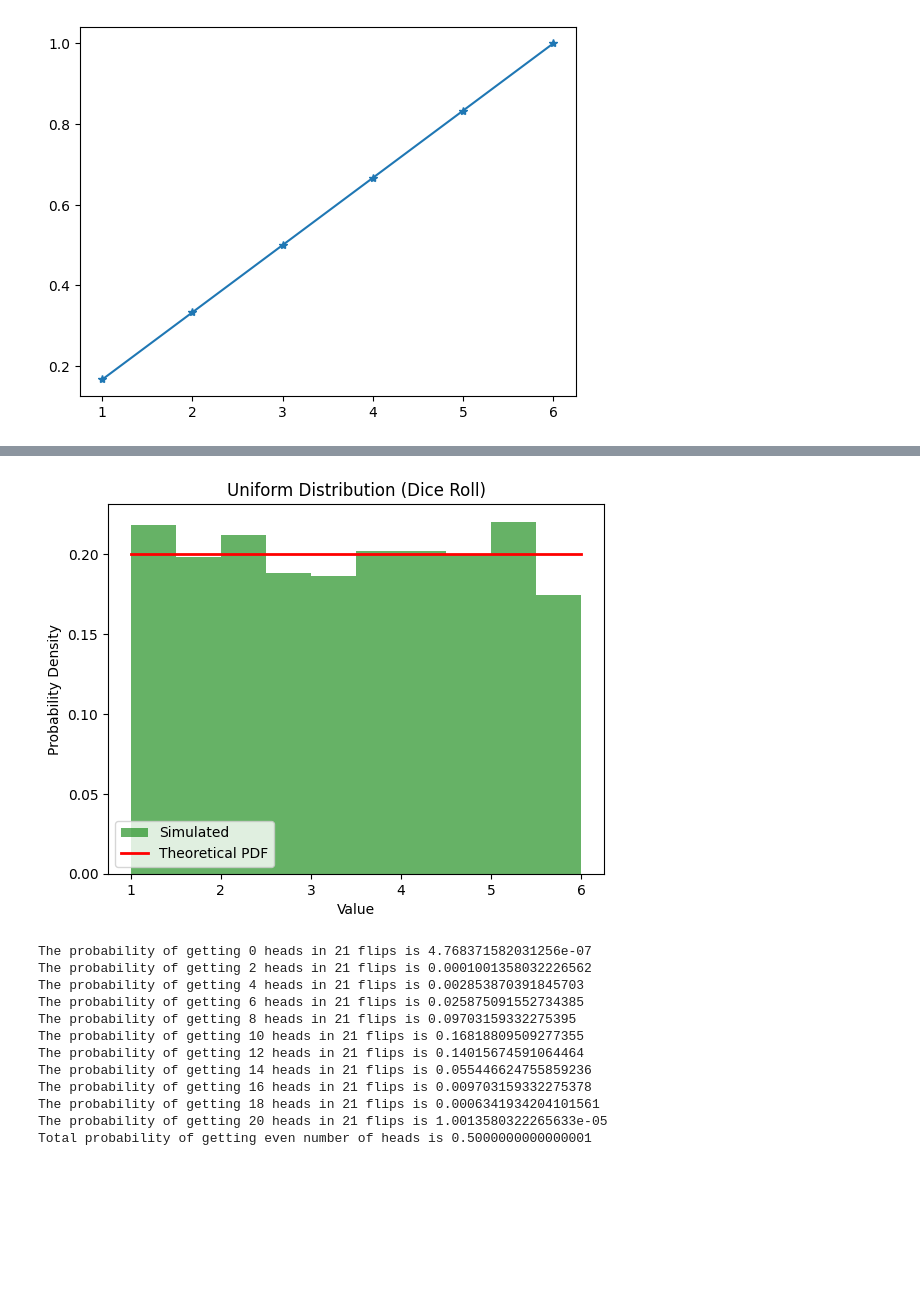
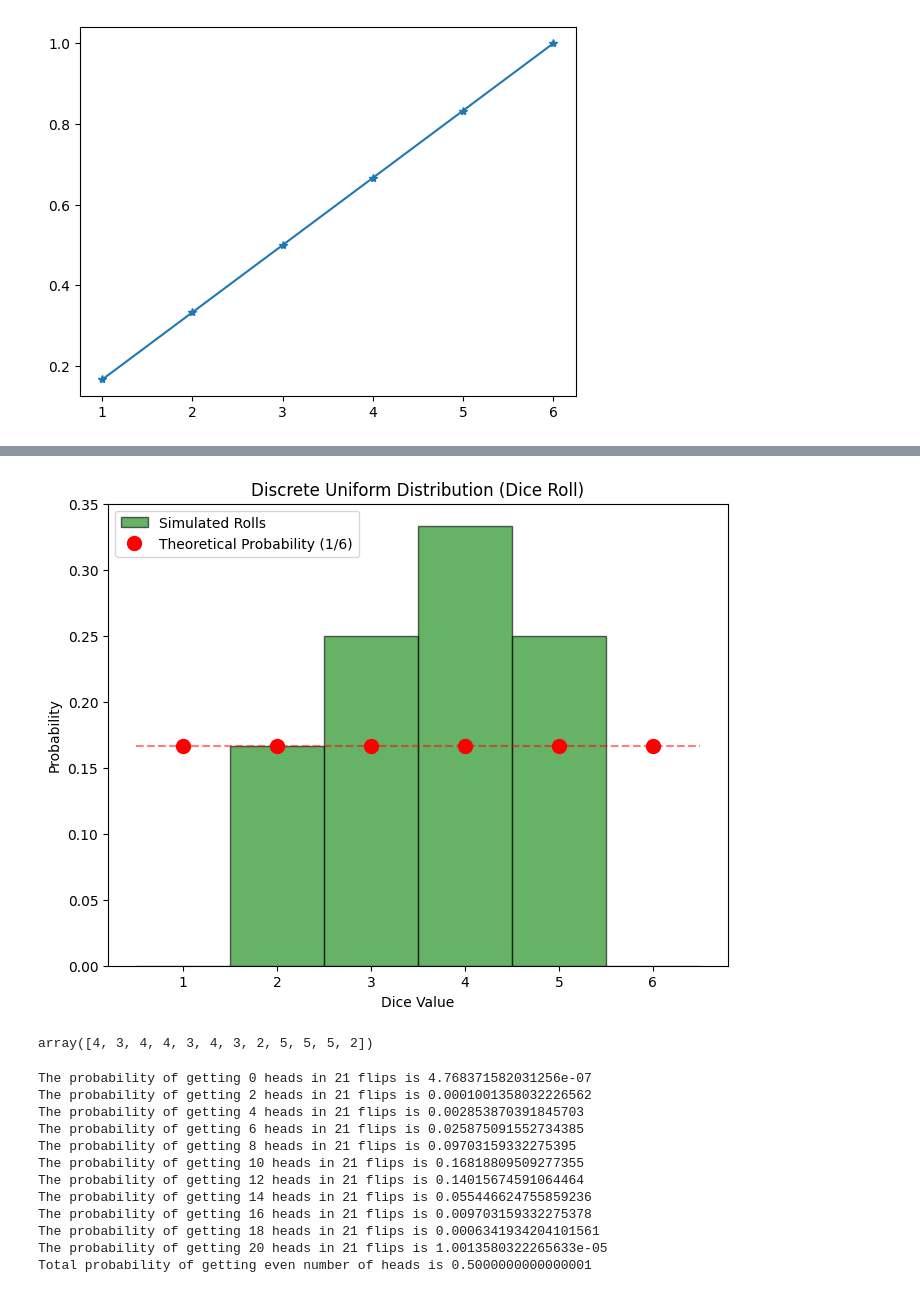
Before and after one commit to milicak/Data_Analysis_Course, a Jupyter notebook: Sample_distributions_mean_median_std.ipynb, the cells around one changed output, grey strips where cells are left out. Drawn from its saved outputs; the diff is of its cells as text; code cells hidden in the pictures; blank space fills up the shorter version.

```diff
--- a/Sample_distributions_mean_median_std.ipynb
+++ b/Sample_distributions_mean_median_std.ipynb
@@ -143,32 +120,41 @@ plt.show()
-# %%
-# prompt: unifort distrubution dice pdf
-
-import numpy as np
-import matplotlib.pyplot as plt
-from scipy.stats import uniform
-
-# Define the parameters of the uniform distribution
-a = 1  # Lower bound
-b = 6  # Upper bound
-
-# Generate random samples from the uniform distribution
-samples = np.random.uniform(a, b, size=1000)
-
-# Create a histogram of the samples
-plt.hist(samples, bins=10, density=True, alpha=0.6, color='g', label='Simulated')
-
-# Create the theoretical probability density function (PDF)
-x = np.linspace(a, b, 100)
-pdf = uniform.pdf(x, loc=a, scale=b-a)
-plt.plot(x, pdf, 'r-', lw=2, label='Theoretical PDF')
-
-plt.xlabel('Value')
-plt.ylabel('Probability Density')
-plt.title('Uniform Distribution (Dice Roll)')
-plt.legend()
-plt.show()
-# %% [output]
-[figure, removed]
+# %%
+import numpy as np
+import matplotlib.pyplot as plt
+
+# 1. Generate discrete random integers
+# We use low=1, high=7 because the high limit is excluded in Python
+samples = np.random.randint(low=1, high=7, size=12)
+
+# 2. Setup the plot
+plt.figure(figsize=(8, 6))
+
+# 3. Create a histogram
+# 'bins' are set to center the bars on the integers 1, 2, 3...
+# np.arange(1, 8) - 0.5 creates bins: [0.5, 1.5, 2.5, ..., 6.5]
+plt.hist(samples, bins=np.arange(1, 8) - 0.5, density=True,
+         alpha=0.6, color='g', edgecolor='black', label='Simulated Rolls')
+
+# 4. Plot the Theoretical Probability (PMF)
+# For a fair die, P(x) = 1/6 for all x in {1,2,3,4,5,6}
+x_theory = np.arange(1, 7)
+y_theory = np.full_like(x_theory, 1/6, dtype=float)
+
+# Use a stem plot or dots for discrete distributions
+plt.plot(x_theory, y_theory, 'ro', markersize=10, label='Theoretical Probability (1/6)')
+plt.hlines(1/6, 0.5, 6.5, colors='r', linestyles='dashed', alpha=0.5)
+
+plt.xlabel('Dice Value')
+plt.ylabel('Probability')
+plt.title('Discrete Uniform Distribution (Dice Roll)')
+plt.xticks(range(1, 7)) # Ensure only integers are on the x-axis
+plt.legend()
+plt.show()
+# %% [output]
+[figure, added]
+# %%
+samples
+# %% [output]
+array([4, 3, 4, 4, 3, 4, 3, 2, 5, 5, 5, 2])
 # %%
 # Binomial Distribution
 from scipy.stats import binom
```
Also changed, not shown: parts of 17 cells of this notebook.
